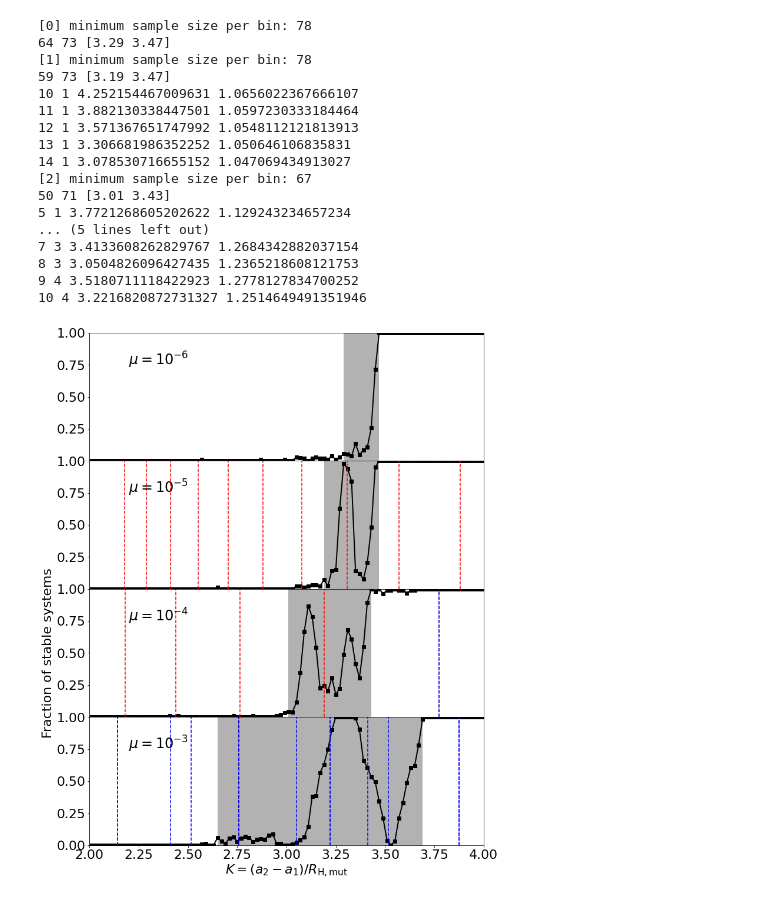
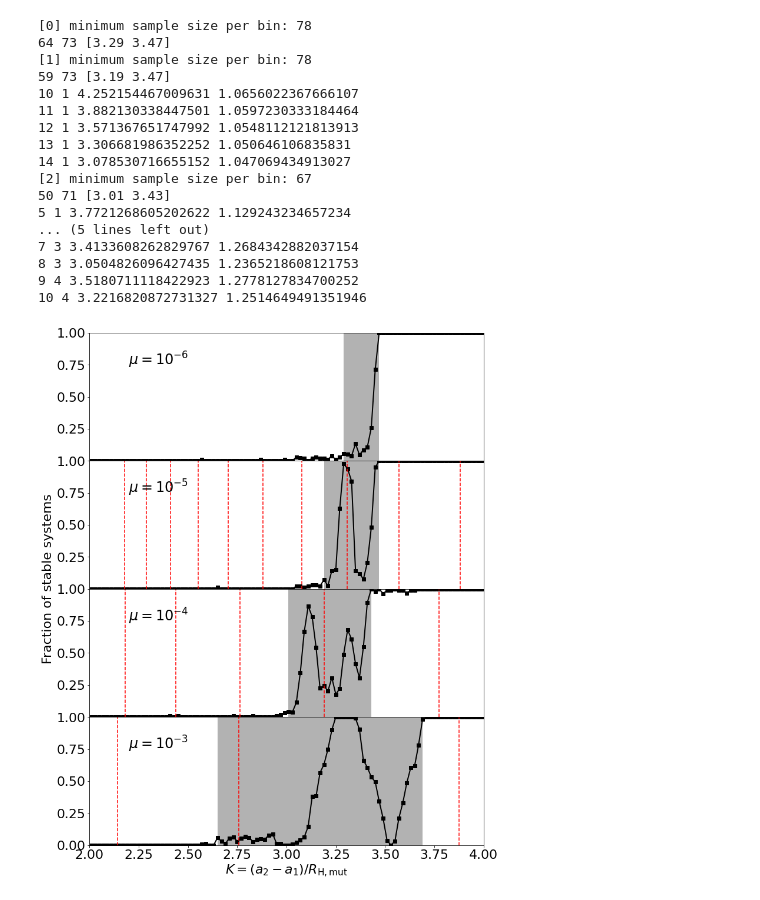
Before and after one commit to lijiaru0305/Hill-friction, a Jupyter notebook: revise-plots/1p-nogas.ipynb, the cells around one changed output. Saved outputs shown, nothing was run; the diff lists cells and outputs as text; code cells hidden in the pictures.

```diff
--- a/revise-plots/1p-nogas.ipynb
+++ b/revise-plots/1p-nogas.ipynb
@@ -67,7 +67,7 @@ for iii in [0,1,2,3]:
     for p in np.arange(10)+1:
         for q in np.arange(5)+2:
             Kres,a2 = resonance_to_K((p+q)/(p),mu)
-            axs[iii].axvline(x=Kres,c='b',ls='--')
+            #axs[iii].axvline(x=Kres,c='b',ls='--')
             if (Kres>3.0) and (Kres<3.6):
                 print(p,q,Kres,a2)
 
@@ -79,35 +79,35 @@ for iii in [0,1,2,3]:
 
 axs[-1].set_yticks([0.0,0.25,0.5,0.75,1.0])
 #axs[0].legend()
 
 axs[-1].set_xlabel(r'$K= (a_2-a_1)/R_{\rm H,mut}}$')
-axs[2].set_ylabel('Fraction of stable systems')
+axs[2].set_ylabel('                                    Fraction of stable systems')
 
 axs[-1].set_xlim([2.0,4.0])
 axs[-1].set_ylim([0.0,1.0])
 #axs[3].set_xticks(np.linspace(2.0,4.0,11))
 
 plt.savefig('./pics/pics-fraction_nf-wRH-rev.pdf',bbox_inches='tight',transparent=True)
 plt.savefig('./pics/pics-fraction_nf-wRH-rev.png',bbox_inches='tight',transparent=True)
 # %% [output]
 [0] minimum sample size per bin: 78
 64 73 [3.29 3.47]
 [1] minimum sample size per bin: 78
 59 73 [3.19 3.47]
 10 1 4.252154467009631 1.0656022367666107
 11 1 3.882130338447501 1.0597230333184464
 12 1 3.571367651747992 1.0548112121813913
 13 1 3.306681986352252 1.050646106835831
 14 1 3.078530716655152 1.047069434913027
 [2] minimum sample size per bin: 67
 50 71 [3.01 3.43]
 5 1 3.7721268605202622 1.129243234657234
 ... (5 lines left out)
 7 3 3.4133608262829767 1.2684342882037154
 8 3 3.0504826096427435 1.2365218608121753
 9 4 3.5180711118422923 1.2778127834700252
 10 4 3.2216820872731327 1.2514649491351946
-[figure, old version]
+[figure, new version]
 # %%
 def resonance_to_K(res_val,mu):
     P1 = 1**(-1.5)
```
Also changed, not shown: parts of 1 cell of this notebook, 26 other files.
